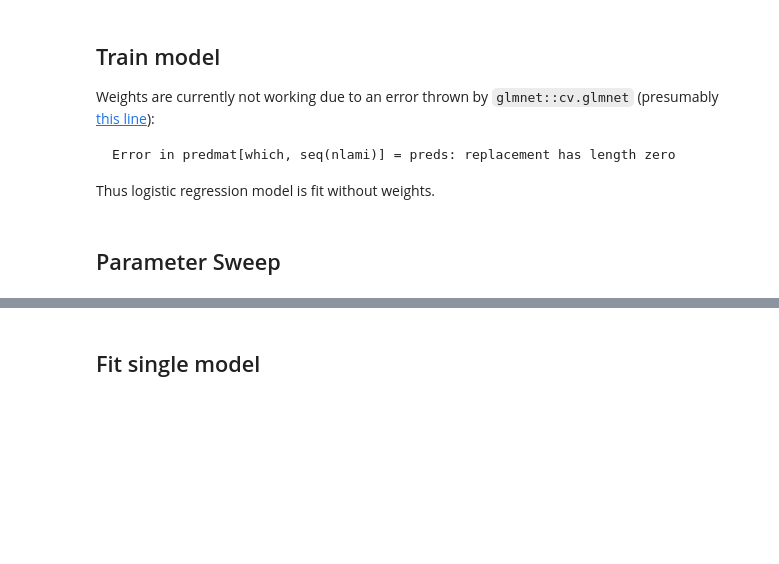
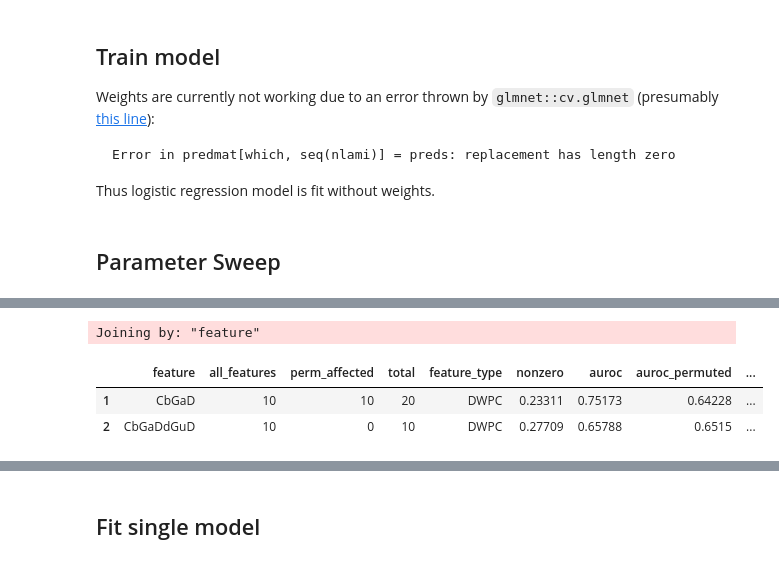
Before and after one commit to dhimmel/learn, a Jupyter notebook: all-features/rlearn.ipynb, the cells around one changed output, grey strips where cells are left out. Drawn from its saved outputs; the diff is of its cells as text; code cells hidden in the pictures; blank space fills up the shorter version.

```diff
--- a/all-features/rlearn.ipynb
+++ b/all-features/rlearn.ipynb
@@ -88,16 +138,21 @@ sweep_summary_df %>%
 # %%
 sweep_coef_df = do.call(rbind, lapply(results, function(x) {x$coef_df}))
 sweep_feature_df = sweep_coef_df %>%
-  dplyr::group_by(feature, measure) %>%
+  dplyr::group_by(feature, feature_set) %>%
   dplyr::summarize(
     count = n()
   ) %>%
   dplyr::ungroup() %>%
-  tidyr::spread(measure, count, fill=0) %>%
-  dplyr::mutate(total = auc + deviance) %>%
-  dplyr::arrange(desc(deviance)) %>%
+  tidyr::spread(feature_set, count, fill=0) %>%
+  dplyr::mutate(total = all_features + perm_affected) %>%
+  dplyr::arrange(desc(all_features)) %>%
   dplyr::left_join(auroc_df)
 head(sweep_feature_df, 2)
+# %% [output]
+Joining by: "feature"
+|  | feature | all_features | perm_affected | total | feature_type | nonzero | auroc | auroc_permuted | ... |
+| 1 | CbGaD | 10 | 10 | 20 | DWPC | 0.23311 | 0.75173 | 0.64228 | ... |
+| 2 | CbGaDdGuD | 10 | 0 | 10 | DWPC | 0.27709 | 0.65788 | 0.6515 | ... |
 # %%
 sweep_feature_df %>% readr::write_tsv('selection/sweep-features.tsv')
 sweep_coef_df %>% readr::write_tsv('selection/sweep-coefficients.tsv')
```
Also changed, not shown: parts of 12 cells of this notebook, 4 other files.
